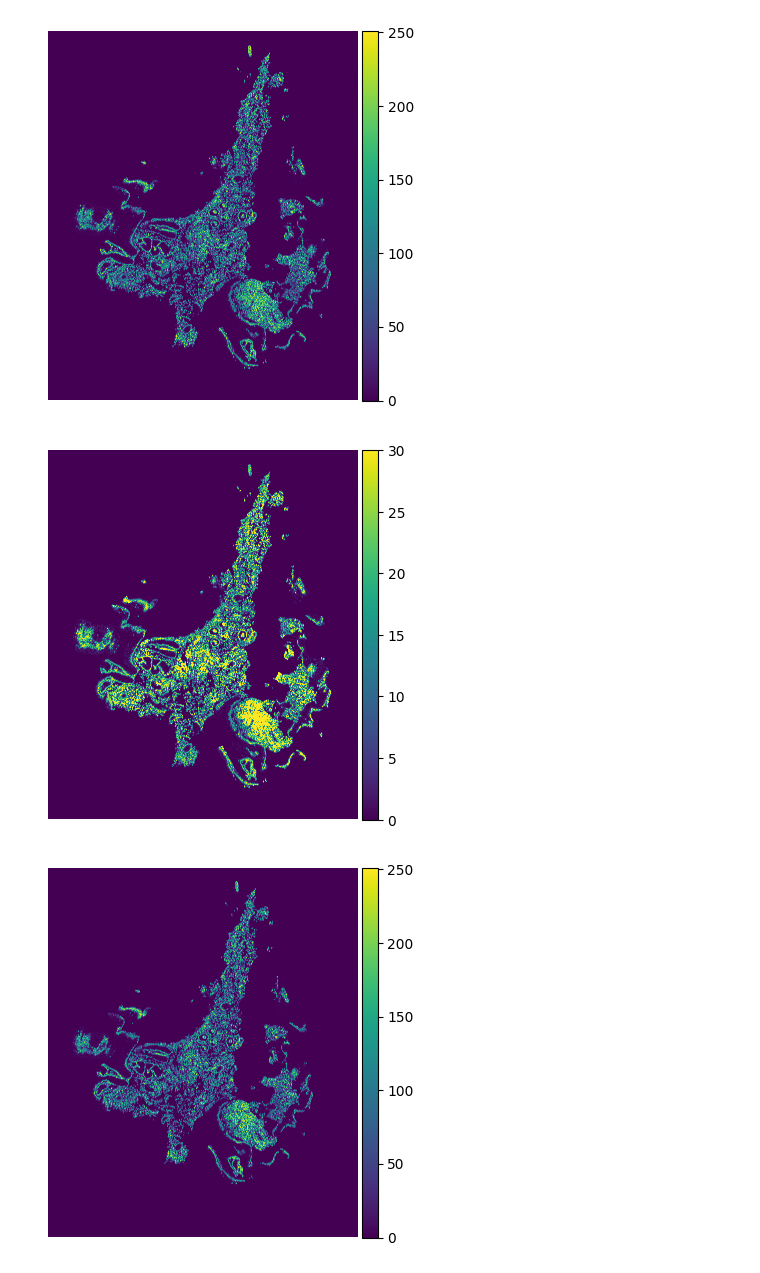
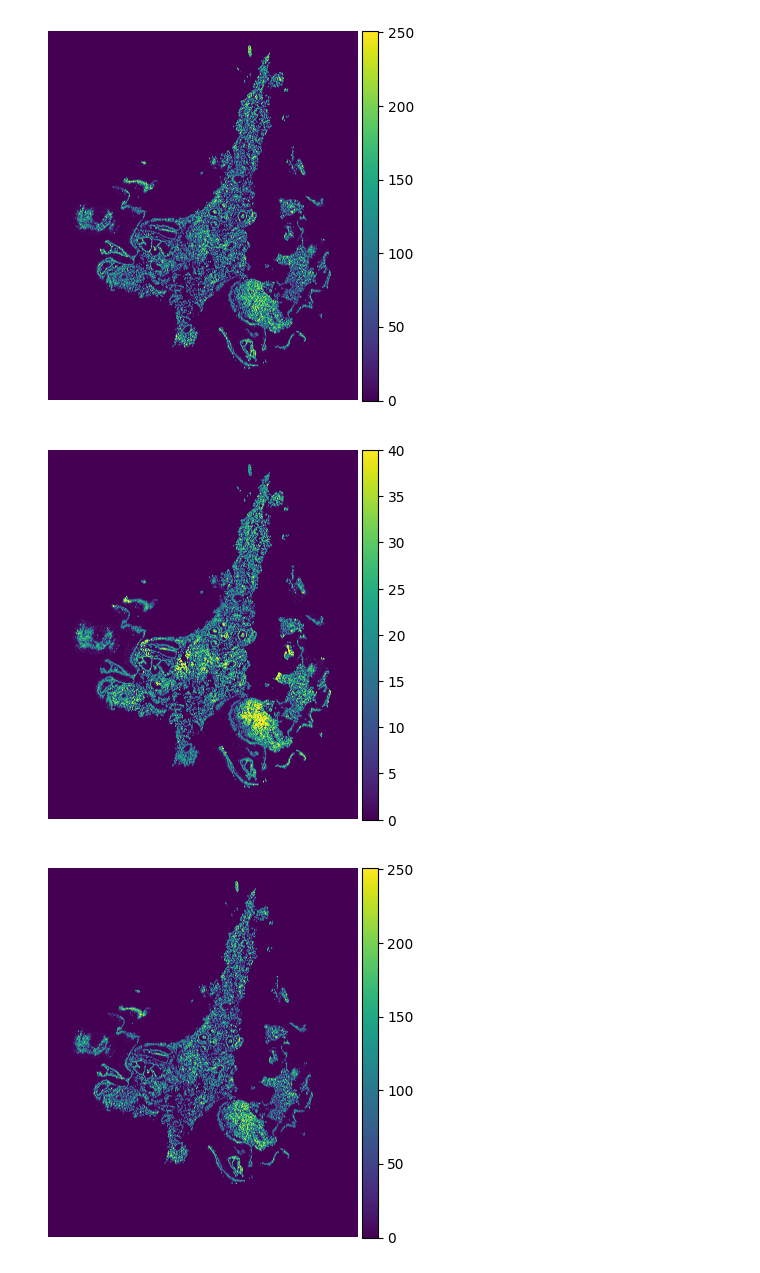
Before and after one commit to MASILab/DAPI_RegNet, a Jupyter notebook: vxl_morph/voxelmorph-dev/013_mean_and_std_dapi.ipynb, the cells around one changed output. Cells and saved outputs as stored; diff of their text form; code cells hidden in the pictures.

```diff
--- a/vxl_morph/voxelmorph-dev/013_mean_and_std_dapi.ipynb
+++ b/vxl_morph/voxelmorph-dev/013_mean_and_std_dapi.ipynb
@@ -119,16 +119,16 @@ plt.show()
 pixel_wise_std = np.std(stacked_images, axis=0)
 # %%
 fig, ax = plt.subplots()
-im = ax.imshow(pixel_wise_std, cmap='viridis',vmax=30)
+im = ax.imshow(pixel_wise_std, cmap='viridis',vmax=40)
 ax.axis('off')
 
 divider = make_axes_locatable(ax)
 cax = divider.append_axes("right", size="5%", pad=0.05)
 
 fig.colorbar(im, cax=cax)
 plt.show()
 # %% [output]
-[figure, old version]
+[figure, new version]
 # %%
 unregistered_files=os.listdir(unregistered_path)
 unregistered_images = []
```
Also changed, not shown: parts of 1 cell of this notebook, 1 other file.
